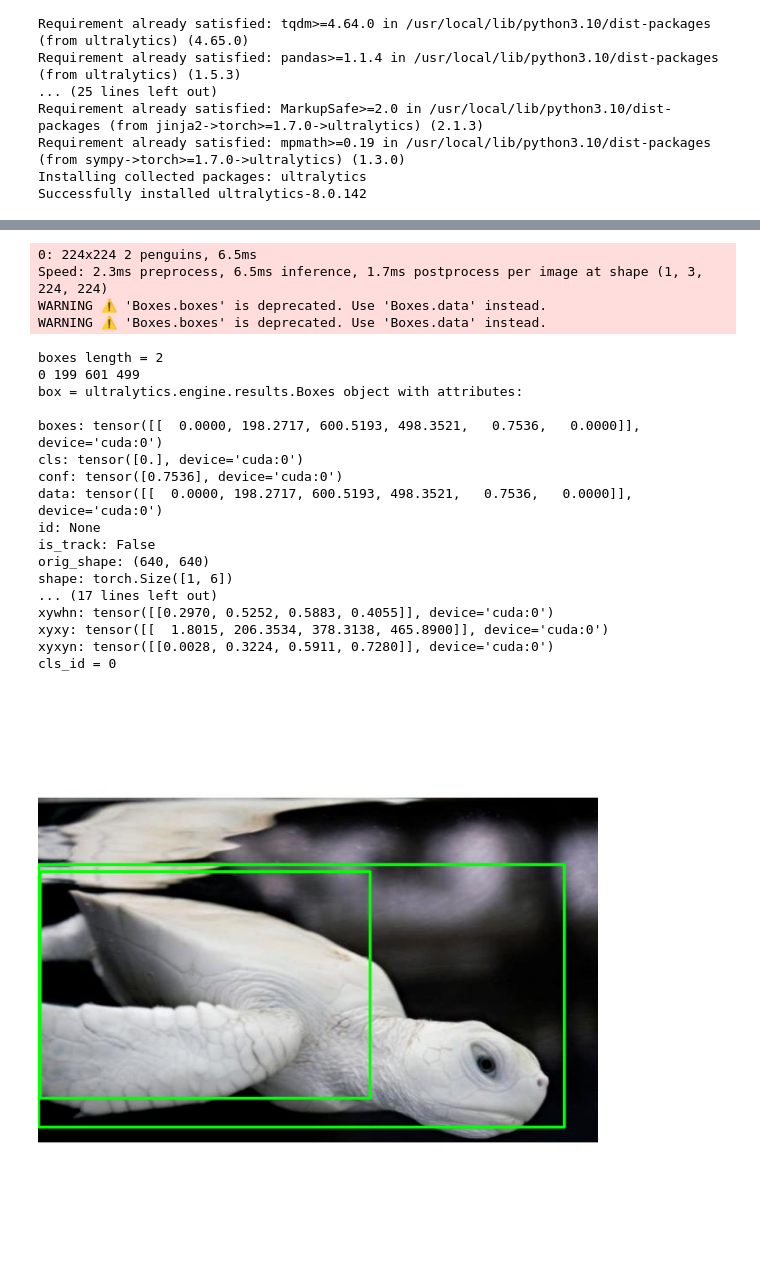
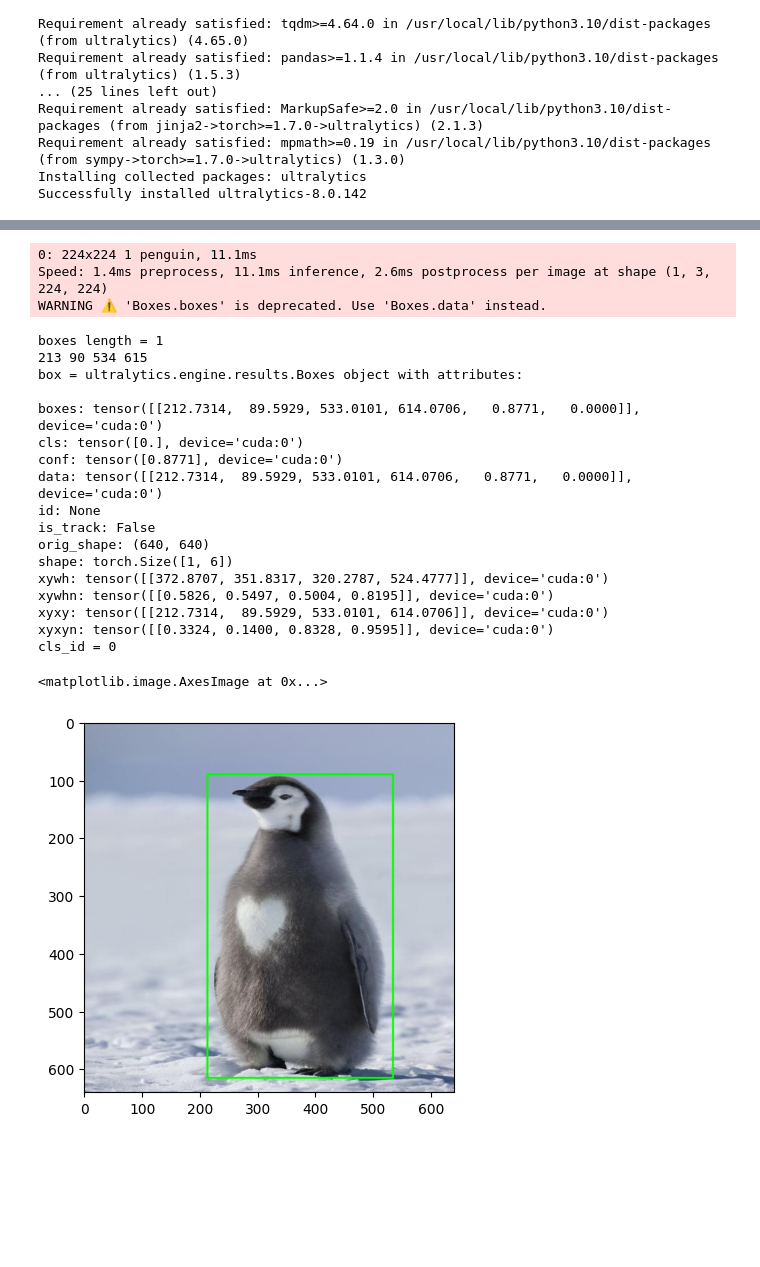
Before and after one commit to DamnScallion/Visionary-Unicorns-Project, a Jupyter notebook: yolo/testing.ipynb, the cells around one changed output, grey strips where cells are left out. Drawn from its saved outputs; the diff is of its cells as text; code cells hidden in the pictures; blank space fills up the shorter version.

```diff
--- a/yolo/testing.ipynb
+++ b/yolo/testing.ipynb
@@ -36,8 +38,4 @@ import matplotlib.pyplot as plt
 from ultralytics import YOLO
 import os
 # %%
-ROOT_DIR = '/content/Visionary-Unicorns-Project/yolo/config'
+ROOT_DIR = '/content/Visionary-Unicorns-Project/yolo'
-# %%
-# Create a new YOLO model from scratch
-# Below is YOLOv8 Nano size model architecture
-model = YOLO('yolov8n.yaml')
@@ -66,5 +47,5 @@ import math
 # %%
-# trained_model = YOLO(os.path.join(ROOT_DIR, 'runs/detect/train/weights/best.pt'))
+trained_model = YOLO(os.path.join(ROOT_DIR, 'runs/detect/train-augmented-imgsz-224/weights/best.pt'))
 # %%
 # Function to perform object detection
 def detection(img_path, model):
@@ -101,44 +82,45 @@ def detection(img_path, model):
 VAL_DIR = '/content/Visionary-Unicorns-Project'
 # %%
 # Example usage
-image_path = os.path.join(VAL_DIR, 'data/original/valid/image_id_050.jpg')
+image_path = os.path.join(VAL_DIR, 'data/original/valid/image_id_000.jpg')
 
 image = cv2.imread(image_path)
 
-bounding_boxes = detection(image_path, model)
+bounding_boxes = detection(image_path, trained_model)
 
 # Draw bounding boxes on the image
 for (left, top, right, bottom) in bounding_boxes:
     start_point = (left, top)
     end_point = (right, bottom)
     color = (0, 255, 0)
     thickness = 2
     lineType = cv2.LINE_AA
     cv2.rectangle(image, start_point, end_point, color, thickness, lineType)
 
-cv2_imshow(image)
-cv2.waitKey(0)
-cv2.destroyAllWindows()
+plt.imshow(cv2.cvtColor(image, cv2.COLOR_BGR2RGB))
+# cv2_imshow(image)
+# cv2.waitKey(0)
+# cv2.destroyAllWindows()
 # %% [output]
-0: 224x224 2 penguins, 6.5ms
-Speed: 2.3ms preprocess, 6.5ms inference, 1.7ms postprocess per image at shape (1, 3, 224, 224)
+0: 224x224 1 penguin, 11.1ms
+Speed: 1.4ms preprocess, 11.1ms inference, 2.6ms postprocess per image at shape (1, 3, 224, 224)
 WARNING ⚠️ 'Boxes.boxes' is deprecated. Use 'Boxes.data' instead.
-WARNING ⚠️ 'Boxes.boxes' is deprecated. Use 'Boxes.data' instead.
-boxes length = 2
-0 199 601 499
+boxes length = 1
+213 90 534 615
 box = ultralytics.engine.results.Boxes object with attributes:
 
-boxes: tensor([[  0.0000, 198.2717, 600.5193, 498.3521,   0.7536,   0.0000]], device='cuda:0')
+boxes: tensor([[212.7314,  89.5929, 533.0101, 614.0706,   0.8771,   0.0000]], device='cuda:0')
 cls: tensor([0.], device='cuda:0')
-conf: tensor([0.7536], device='cuda:0')
-data: tensor([[  0.0000, 198.2717, 600.5193, 498.3521,   0.7536,   0.0000]], device='cuda:0')
+conf: tensor([0.8771], device='cuda:0')
+data: tensor([[212.7314,  89.5929, 533.0101, 614.0706,   0.8771,   0.0000]], device='cuda:0')
 id: None
 is_track: False
 orig_shape: (640, 640)
 shape: torch.Size([1, 6])
-... (17 lines left out)
-xywhn: tensor([[0.2970, 0.5252, 0.5883, 0.4055]], device='cuda:0')
-xyxy: tensor([[  1.8015, 206.3534, 378.3138, 465.8900]], device='cuda:0')
-xyxyn: tensor([[0.0028, 0.3224, 0.5911, 0.7280]], device='cuda:0')
+xywh: tensor([[372.8707, 351.8317, 320.2787, 524.4777]], device='cuda:0')
+xywhn: tensor([[0.5826, 0.5497, 0.5004, 0.8195]], device='cuda:0')
+xyxy: tensor([[212.7314,  89.5929, 533.0101, 614.0706]], device='cuda:0')
+xyxyn: tensor([[0.3324, 0.1400, 0.8328, 0.9595]], device='cuda:0')
 cls_id = 0
+<matplotlib.image.AxesImage at 0x...>
-[figure, old version]
+[figure, new version]
```
Also changed, not shown: parts of 4 cells of this notebook.
